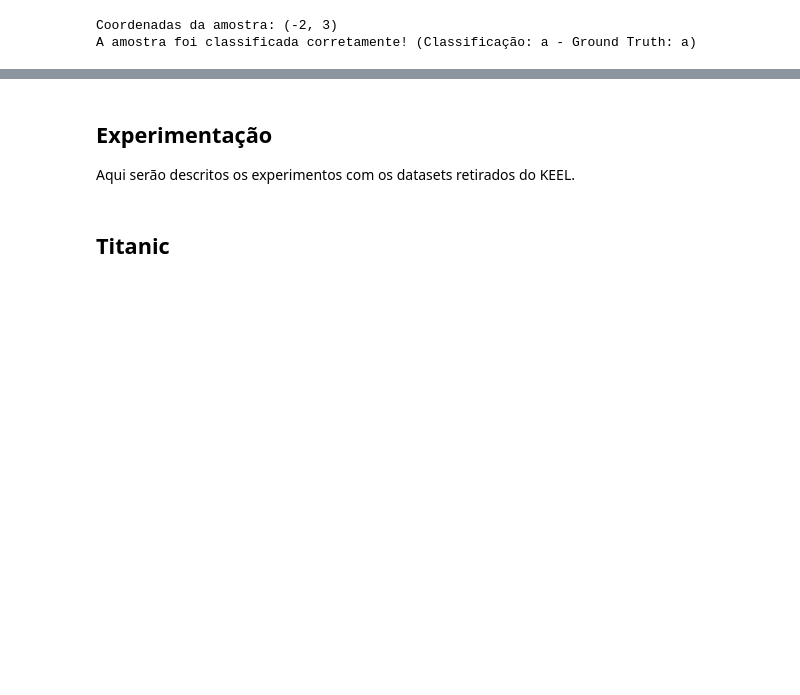
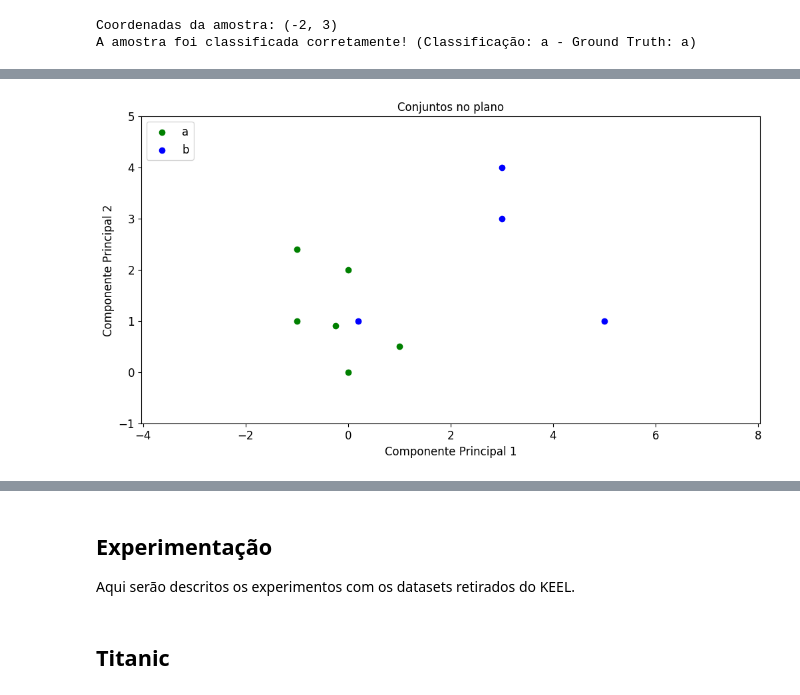
Before and after one commit to vinisilvag/geometry-classifier, a Jupyter notebook: src/main.ipynb, the cells around one changed output, grey strips where cells are left out. Cells and saved outputs as stored; diff of their text form; code cells hidden in the pictures; blank space fills up the shorter version.

```diff
--- a/src/main.ipynb
+++ b/src/main.ipynb
@@ -399,0 +520,12 @@ A amostra foi classificada corretamente! (Classificação: a - Ground Truth: a)
+# %%
+# Conjuntos sintéticos
+
+label_a = "a"
+label_b = "b"
+
+set_a = [Sample(0, 2, label_a), Sample(0, 0, label_a), Sample(-0.25, 0.9, label_a), Sample(-1, 2.4, label_a), Sample(1, 0.5, label_a), Sample(-1, 1, label_a)]
+set_b = [Sample(0.2, 1, label_b), Sample(3, 4, label_b), Sample(5, 1, label_b), Sample(3, 3, label_b)]
+
+plot_sets(set_a, set_b, label_a, label_b)
+# %% [output]
+[figure, added]
```
Also changed, not shown: parts of 17 cells of this notebook, 3 other files.
